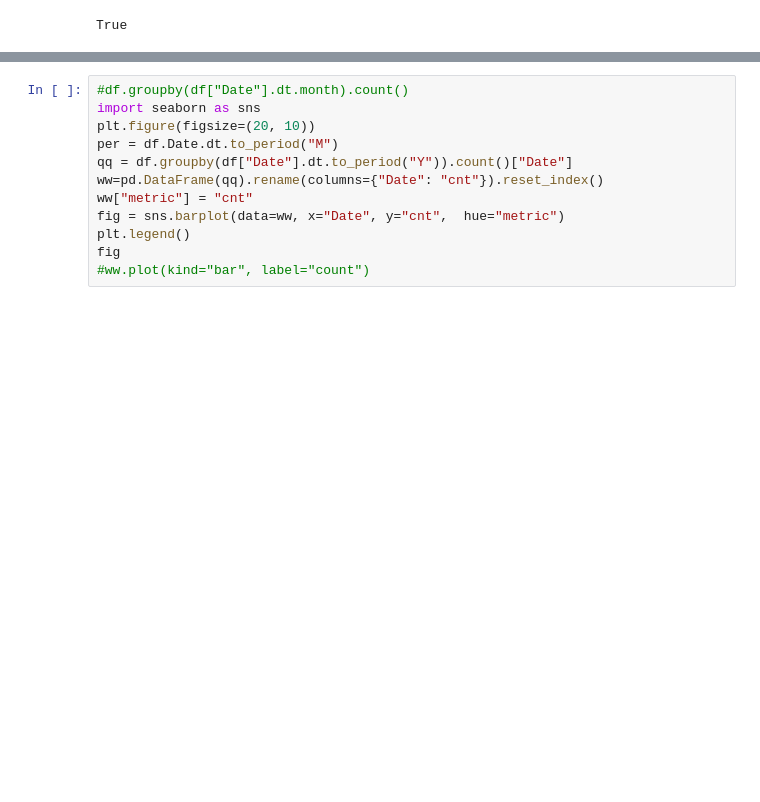
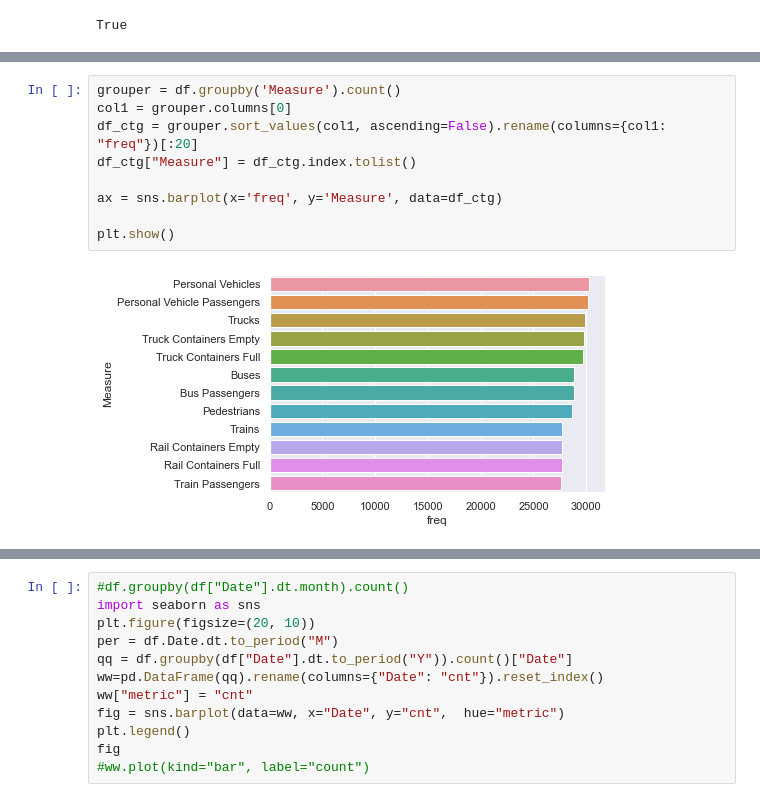
Before and after one commit to telenovelachuan/interactive_data_manipulation, a Jupyter notebook: demo.ipynb, the cells around one changed output, grey strips where cells are left out. Saved outputs shown, nothing was run; the diff lists cells and outputs as text; blank space fills up the shorter version.

```diff
--- a/demo.ipynb
+++ b/demo.ipynb
@@ -52,3 +50,14 @@ plt.hist(yy["Value"])
+# %%
+grouper = df.groupby('Measure').count()
+col1 = grouper.columns[0]
+df_ctg = grouper.sort_values(col1, ascending=False).rename(columns={col1: "freq"})[:20]
+df_ctg["Measure"] = df_ctg.index.tolist()
+
+ax = sns.barplot(x='freq', y='Measure', data=df_ctg)
+
+plt.show()
+# %% [output]
+[figure, added]
 # %%
 sns.histplot(df["Value"])
 # %% [output]
```
Also changed, not shown: parts of 4 cells of this notebook, 2 other files.
